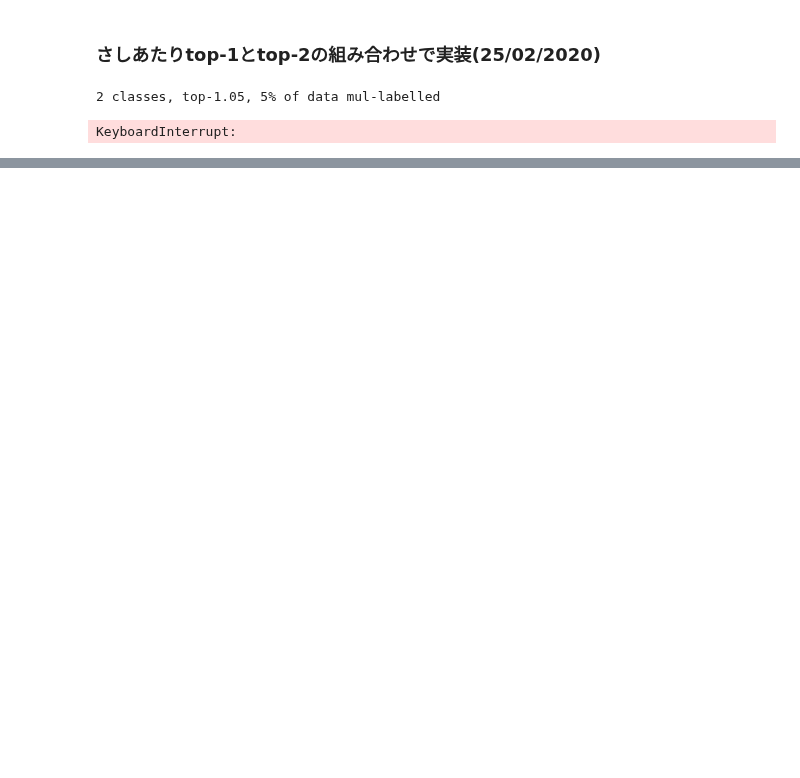
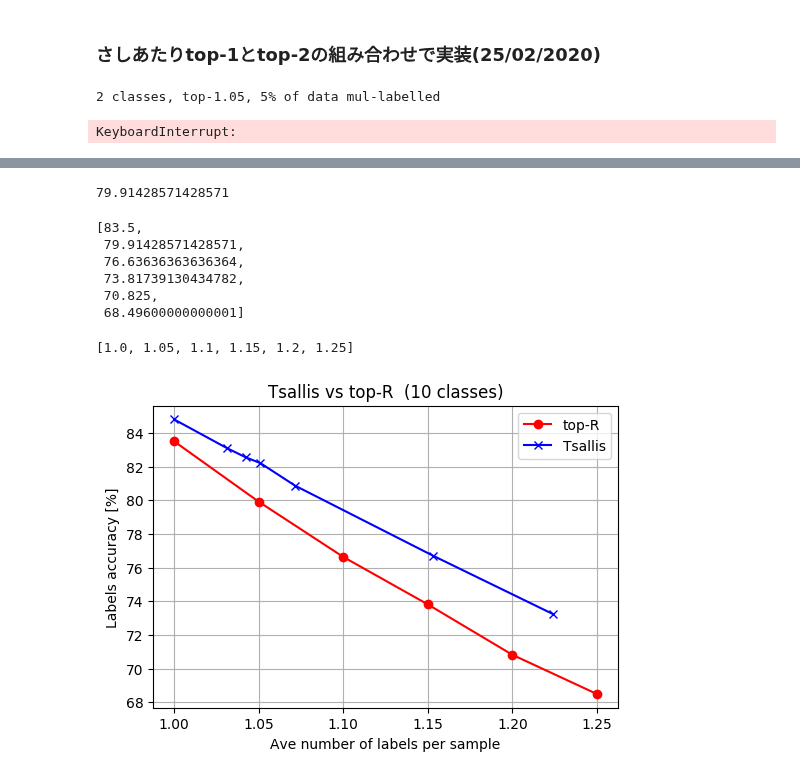
Before and after one commit to 1W1521375/entropy_labelling, a Jupyter notebook: final_experiments/top-R.ipynb, the cells around one changed output, grey strips where cells are left out. Saved outputs shown, nothing was run; the diff lists cells and outputs as text; code cells hidden in the pictures; blank space fills up the shorter version.

Commit message:
top-R graph

```diff
--- a/final_experiments/top-R.ipynb
+++ b/final_experiments/top-R.ipynb
@@ -155,0 +158,46 @@ KeyboardInterrupt:
+# %%
+R1 = [(1.0, 97.91555555555556, 97.91555555555556), (1.0, 95.70125000000003, 95.70125000000003), (1.0, 93.45761904761905, 93.45761904761905), (1.0, 91.62242063492069, 91.62242063492069), (1.0, 90.20309523809519, 90.20309523809519), (1.0, 88.35958333333333, 88.35958333333333), (1.0, 86.63111111111112, 86.63111111111112), (1.0, 85.8, 85.8), (1.0, 83.5, 83.5)]
+R105 = [(1.0499999999999994, 93.34835978835979, 98.01577777777779), (1.049999999999998, 91.30658730158731, 95.87191666666669), (1.0500000000000036, 89.22530612244897, 93.68657142857147), (1.050000000000005, 87.51383219954643, 91.8895238095238), (1.0500000000000036, 86.1877097505669, 90.49709523809518), (1.049999999999998, 84.44865079365081, 88.6710833333333), (1.0499999999999994, 82.84994708994708, 86.99244444444446), (1.0500000000000003, 82.10857142857142, 86.214), (1.05, 79.91428571428571, 83.91)]
+R110 = [(1.1000000000000008, 89.20101010101007, 98.1211111111111), (1.0999999999999976, 87.31242424242423, 96.04366666666668), (1.0999999999999963, 85.38346320346325, 93.92180952380946), (1.099999999999998, 83.78903318903325, 92.16793650793647), (1.0999999999999963, 82.53064935064936, 90.78371428571428), (1.0999999999999976, 80.89939393939393, 88.98933333333338), (1.1000000000000008, 79.40929292929293, 87.3502222222222), (1.0999999999999999, 78.67272727272727, 86.53999999999999), (1.1, 76.63636363636364, 84.3)]
+R115 = [(1.149999999999999, 85.41951690821254, 98.23244444444444), (1.1500000000000026, 83.66934782608698, 96.21975000000002), (1.150000000000004, 81.86521739130433, 94.14499999999998), (1.150000000000001, 80.37705314009659, 92.43361111111109), (1.150000000000004, 79.20041407867494, 91.08047619047616), (1.1500000000000026, 77.64594202898549, 89.29283333333335), (1.149999999999999, 76.27497584541062, 87.71622222222219), (1.1500000000000001, 75.57217391304349, 86.90800000000002), (1.15, 73.81739130434782, 84.89)]
+R120 = [(1.2000000000000008, 81.95703703703701, 98.34844444444447), (1.2000000000000004, 80.33027777777777, 96.3963333333333), (1.1999999999999953, 78.64257936507943, 94.37109523809531), (1.1999999999999942, 77.2594907407407, 92.71138888888883), (1.1999999999999953, 76.14583333333331, 91.37499999999999), (1.2000000000000004, 74.68027777777779, 89.61633333333333), (1.2000000000000008, 73.39537037037039, 88.07444444444442), (1.1999999999999997, 72.7525, 87.30300000000001), (1.2, 70.825, 84.99000000000001)]
+R125 = [(1.25, 78.75413333333333, 98.44266666666668), (1.25, 77.2498, 96.56225), (1.25, 75.68685714285712, 94.60857142857144), (1.25, 74.3832698412699, 92.97908730158727), (1.25, 73.3336, 91.66699999999996), (1.25, 71.93293333333334, 89.91616666666661), (1.25, 70.75946666666665, 88.44933333333334), (1.25, 70.0904, 87.61300000000001), (1.25, 68.49600000000001, 85.62)]
+# %%
+results_list = [R1, R105, R110, R115, R120, R125]
+# %%
+results_list[1][8][1]
+# %% [output]
+79.91428571428571
+# %%
+lqual_10cls = [results_list[i][8][1] for i in range(6)]
+# %%
+lqual_10cls
+# %% [output]
+[83.5,
+ 79.91428571428571,
+ 76.63636363636364,
+ 73.81739130434782,
+ 70.825,
+ 68.49600000000001]
+# %%
+Rs
+# %% [output]
+[1.0, 1.05, 1.1, 1.15, 1.2, 1.25]
+# %%
+# draw a graph
+plt.figure(dpi = 100)
+plt.title("Tsallis vs top-R  (10 classes)")
+Rs = [i/100 for i in range(100, 130, 5)]
+qs = [0, 0.1, 0.5, 1.0, 2.0, 10.0, 100000]
+
+plt.plot(Rs, lqual_10cls, marker = 'o', color = 'r', label = "top-R")
+plt.plot(tsallis_10cls_lnumave[::-1], tsallis_10cls[::-1], marker = 'x', color = 'b', label = "Tsallis")
+
+plt.xlabel("Ave number of labels per sample")
+plt.ylabel("Labels accuracy [%]")
+
+plt.legend(loc = 'best')
+plt.grid(True)
+plt.savefig("tsallis_vs_top-R_10cls.pdf")
+# %% [output]
+[figure, added]
```
Also changed, not shown: parts of 3 cells of this notebook, 1 other file.
